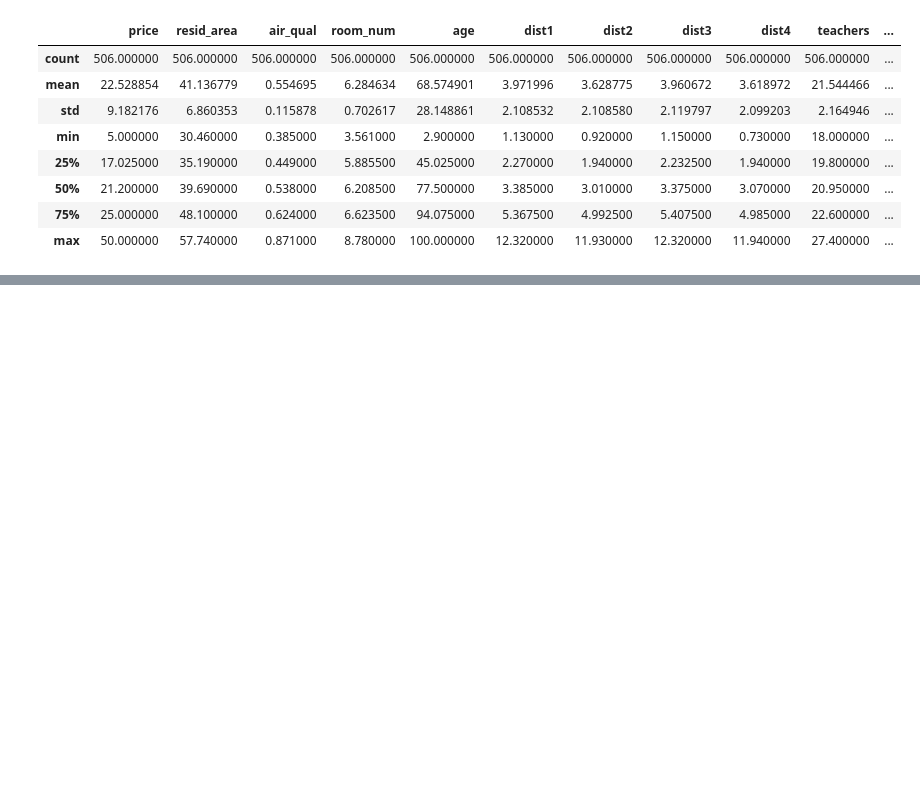
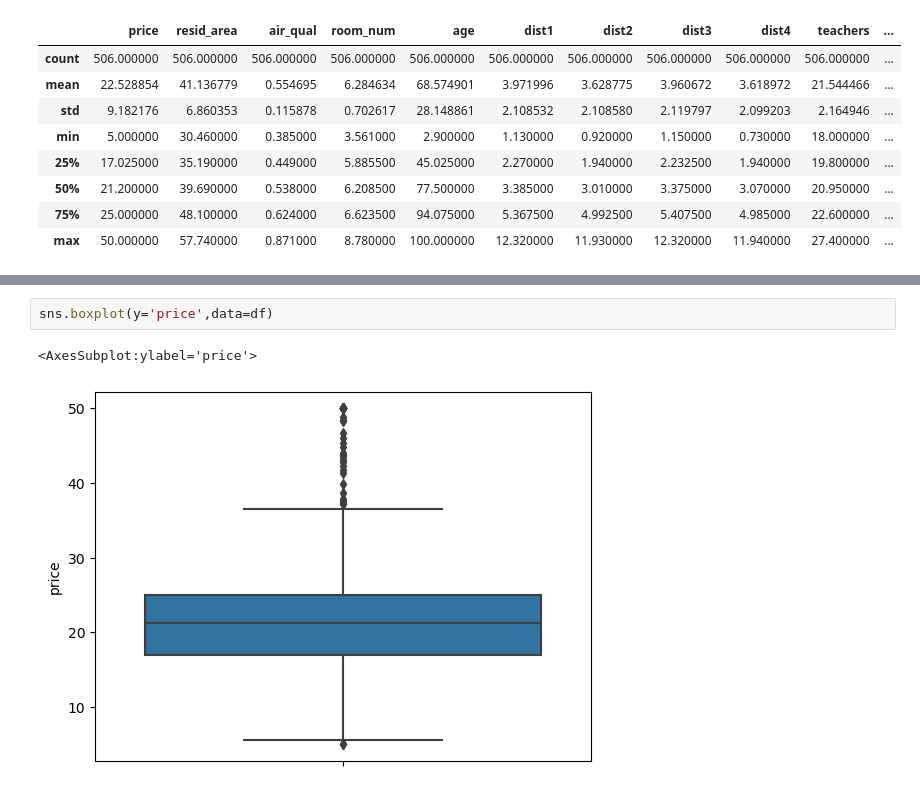
Before and after one commit to Joshi-kv/MachineLearning, a Jupyter notebook: HousePrice.ipynb, the cells around one changed output, grey strips where cells are left out. Drawn from its saved outputs; the diff is of its cells as text; blank space fills up the shorter version.

```diff
--- a/HousePrice.ipynb
+++ b/HousePrice.ipynb
@@ -36,0 +48,5 @@ df.describe()
+# %%
+sns.boxplot(y='price',data=df)
+# %% [output]
+<AxesSubplot:ylabel='price'>
+[figure, added]
```
Also changed, not shown: parts of 5 cells of this notebook.
